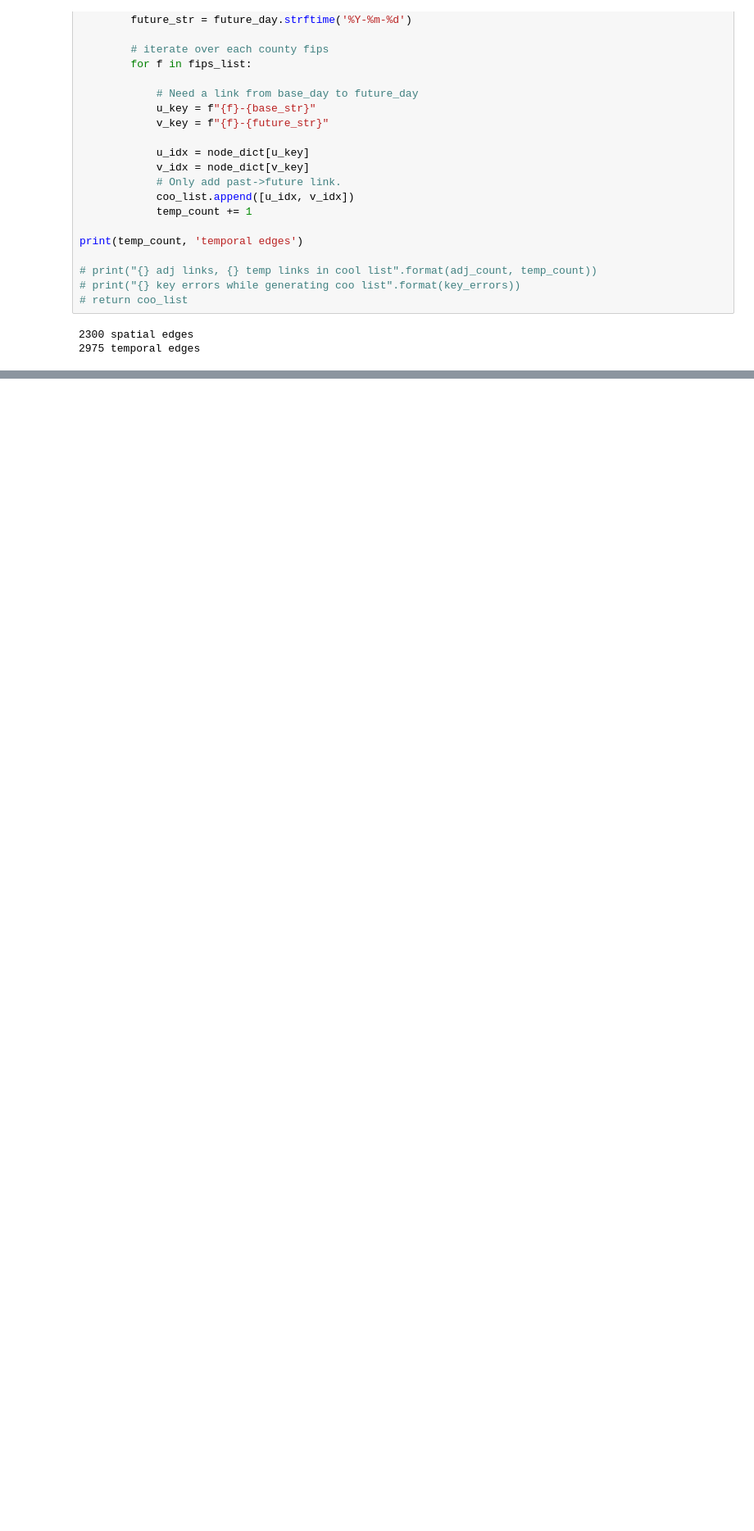
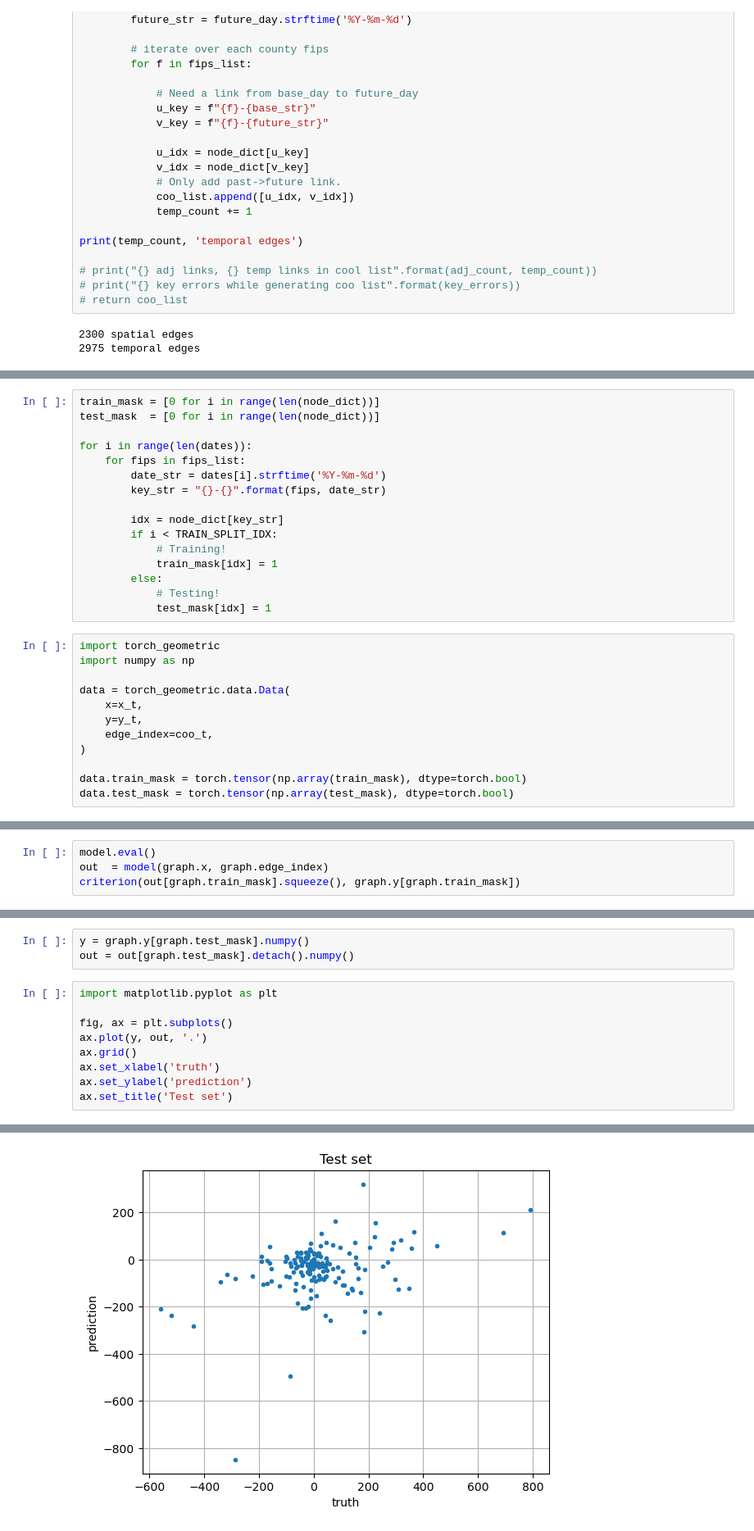
Before and after one commit to hwunrow/cgnn, a Jupyter notebook: src/Untitled.ipynb, the cells around one changed output, grey strips where cells are left out. Shown at 82% size. Cells and saved outputs as stored; diff of their text form; blank space fills up the shorter version.

Commit message:
initial local model run

```diff
--- a/src/Untitled.ipynb
+++ b/src/Untitled.ipynb
@@ -354,0 +304,28 @@ save_df.to_csv(
+# %%
+train_mask = [0 for i in range(len(node_dict))]
+test_mask  = [0 for i in range(len(node_dict))]
+
+for i in range(len(dates)):
+    for fips in fips_list:
+        date_str = dates[i].strftime('%Y-%m-%d')
+        key_str = "{}-{}".format(fips, date_str)
+
+        idx = node_dict[key_str]
+        if i < TRAIN_SPLIT_IDX:
+            # Training!
+            train_mask[idx] = 1
+        else:
+            # Testing!
+            test_mask[idx] = 1
+# %%
+import torch_geometric
+import numpy as np
+
+data = torch_geometric.data.Data(
+    x=x_t,
+    y=y_t,
+    edge_index=coo_t,
+)
+
+data.train_mask = torch.tensor(np.array(train_mask), dtype=torch.bool)
+data.test_mask = torch.tensor(np.array(test_mask), dtype=torch.bool)
@@ -354,0 +455,4 @@ save_df.to_csv(
+# %%
+model.eval()
+out  = model(graph.x, graph.edge_index)
+criterion(out[graph.train_mask].squeeze(), graph.y[graph.train_mask])
@@ -354,0 +465,13 @@ save_df.to_csv(
+# %%
+y = graph.y[graph.test_mask].numpy()
+out = out[graph.test_mask].detach().numpy()
+# %%
+import matplotlib.pyplot as plt
+
+fig, ax = plt.subplots()
+ax.plot(y, out, '.')
+ax.grid()
+ax.set_xlabel('truth')
+ax.set_ylabel('prediction')
+ax.set_title('Test set')
+# %% [output]
@@ -354,0 +479 @@ save_df.to_csv(
+[figure, added]
```
Also changed, not shown: parts of 24 cells of this notebook.
